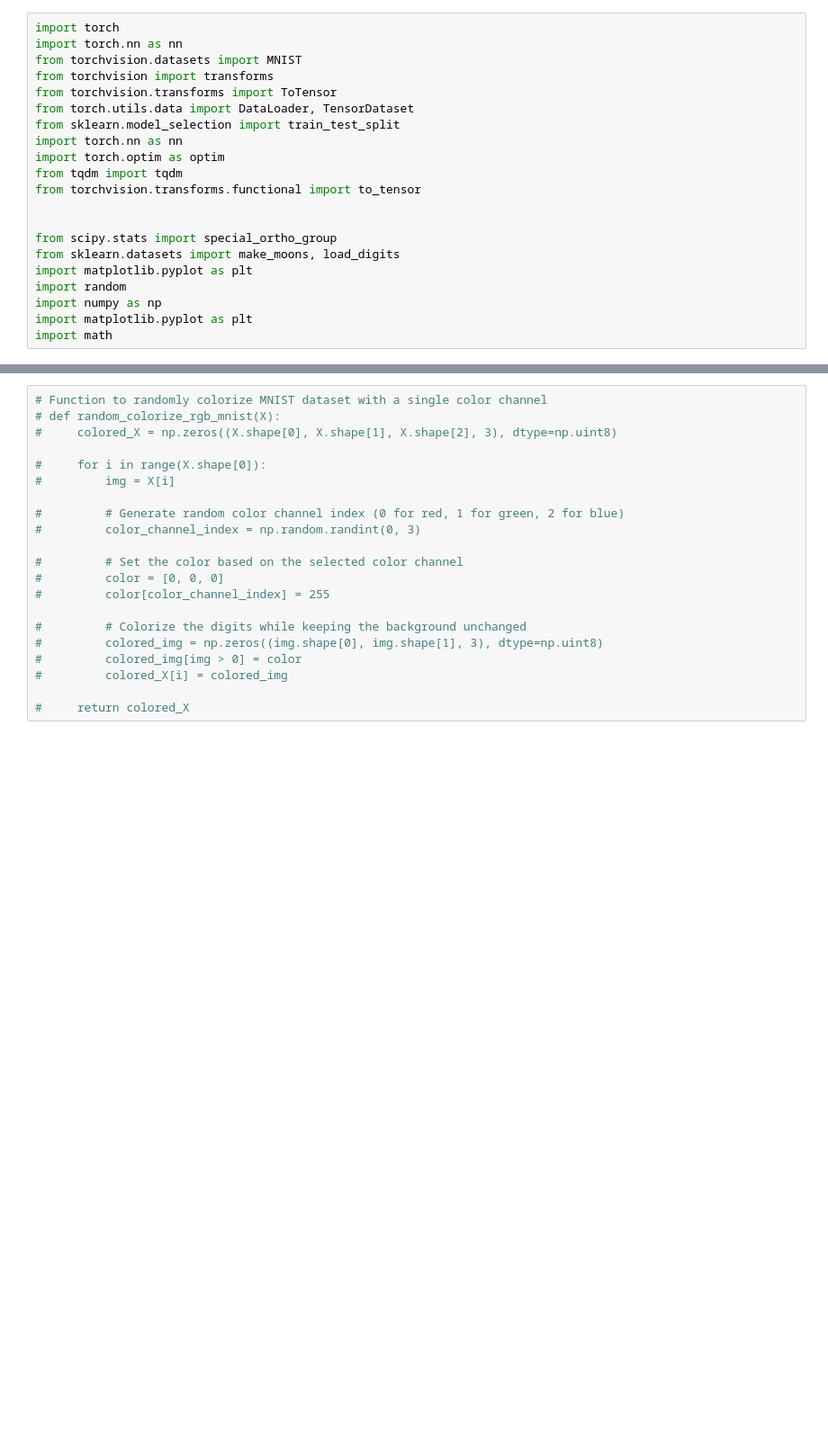
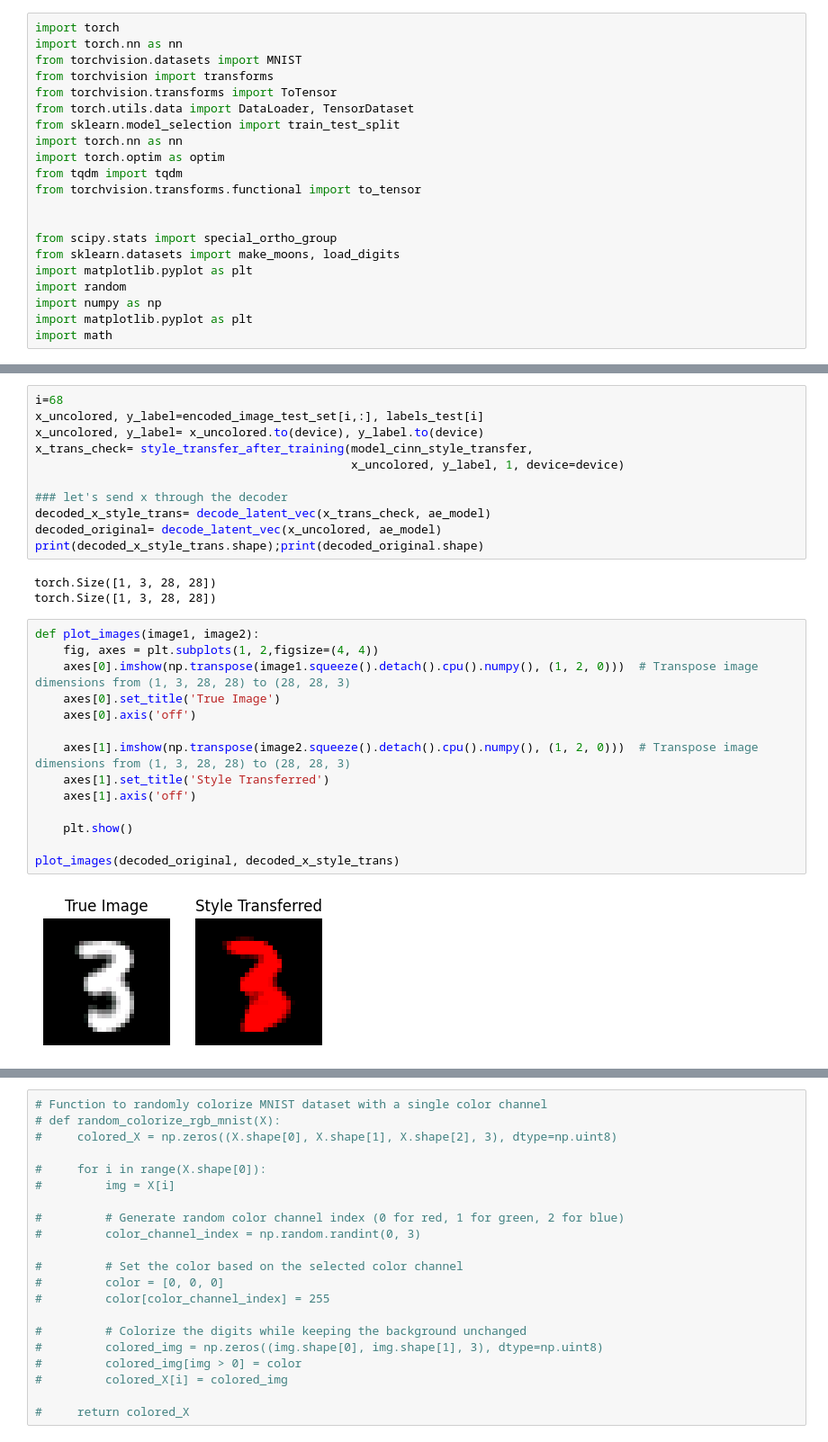
Before and after one commit to lukevoss/GNN, a Jupyter notebook: Project/CINN_for_style_transfer.ipynb, the cells around one changed output, grey strips where cells are left out. Shown at 90% size. Drawn from its saved outputs; the diff is of its cells as text; blank space fills up the shorter version.

```diff
--- a/Project/CINN_for_style_transfer.ipynb
+++ b/Project/CINN_for_style_transfer.ipynb
@@ -23,0 +401,30 @@ import math
+# %%
+i=68
+x_uncolored, y_label=encoded_image_test_set[i,:], labels_test[i]
+x_uncolored, y_label= x_uncolored.to(device), y_label.to(device)
+x_trans_check= style_transfer_after_training(model_cinn_style_transfer,
+                                             x_uncolored, y_label, 1, device=device)
+
+### let's send x through the decoder
+decoded_x_style_trans= decode_latent_vec(x_trans_check, ae_model)
+decoded_original= decode_latent_vec(x_uncolored, ae_model)
+print(decoded_x_style_trans.shape);print(decoded_original.shape)
+# %% [output]
+torch.Size([1, 3, 28, 28])
+torch.Size([1, 3, 28, 28])
+# %%
+def plot_images(image1, image2):
+    fig, axes = plt.subplots(1, 2,figsize=(4, 4))
+    axes[0].imshow(np.transpose(image1.squeeze().detach().cpu().numpy(), (1, 2, 0)))  # Transpose image dimensions from (1, 3, 28, 28) to (28, 28, 3)
+    axes[0].set_title('True Image')
+    axes[0].axis('off')
+
+    axes[1].imshow(np.transpose(image2.squeeze().detach().cpu().numpy(), (1, 2, 0)))  # Transpose image dimensions from (1, 3, 28, 28) to (28, 28, 3)
+    axes[1].set_title('Style Transferred')
+    axes[1].axis('off')
+
+    plt.show()
+
+plot_images(decoded_original, decoded_x_style_trans)
+# %% [output]
+[figure, added]
```
Also changed, not shown: parts of 77 cells of this notebook.
